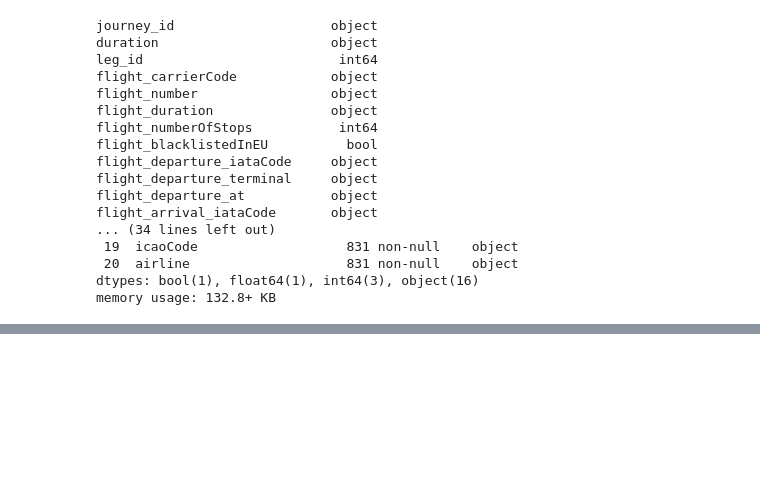
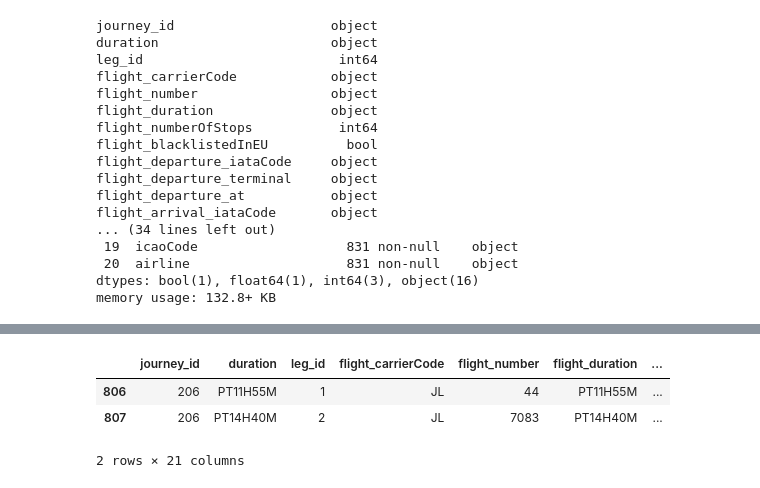
Before and after one commit to john-adeojo/ai_travel_agent, a Jupyter notebook: src/testnotebook.ipynb, the cells around one changed output, grey strips where cells are left out. Drawn from its saved outputs; the diff is of its cells as text; code cells hidden in the pictures; blank space fills up the shorter version.

```diff
--- a/src/testnotebook.ipynb
+++ b/src/testnotebook.ipynb
@@ -316,4 +317,9 @@ Action Input: "SELECT journey_id, flight_departure_at, flight_arrival_at, total,
 # %%
-df_flights.loc[df_flights['journey_id'] == '3']
+df_flights.loc[df_flights['journey_id'] == '206']
+# %% [output]
+|  | journey_id | duration | leg_id | flight_carrierCode | flight_number | flight_duration | ... |
+| 806 | 206 | PT11H55M | 1 | JL | 44 | PT11H55M | ... |
+| 807 | 206 | PT14H40M | 2 | JL | 7083 | PT14H40M | ... |
+2 rows × 21 columns
 # %%
 df_flights.sort_values(by='total', ascending=True)
```
Also changed, not shown: parts of 3 cells of this notebook, 1 other file.
